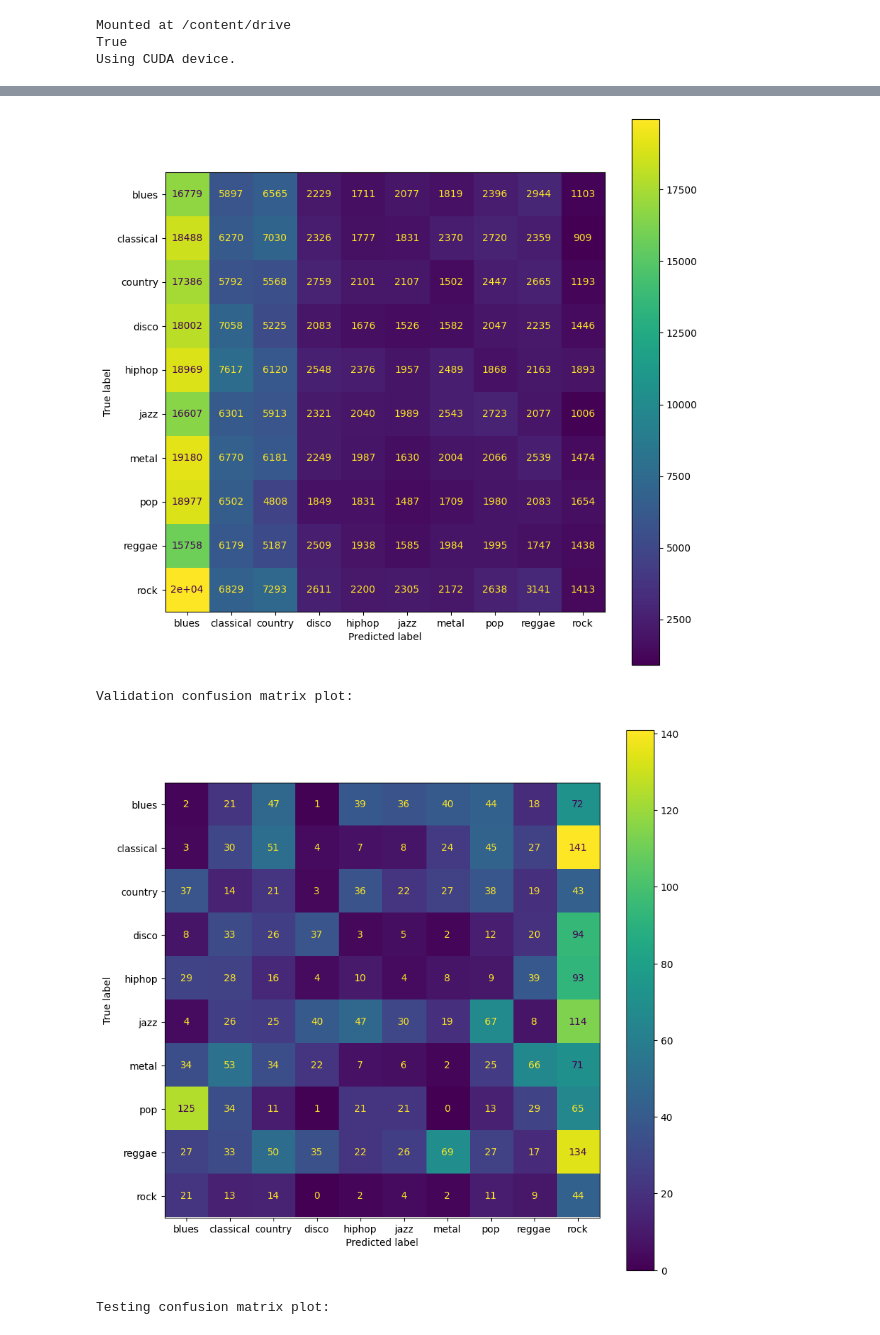
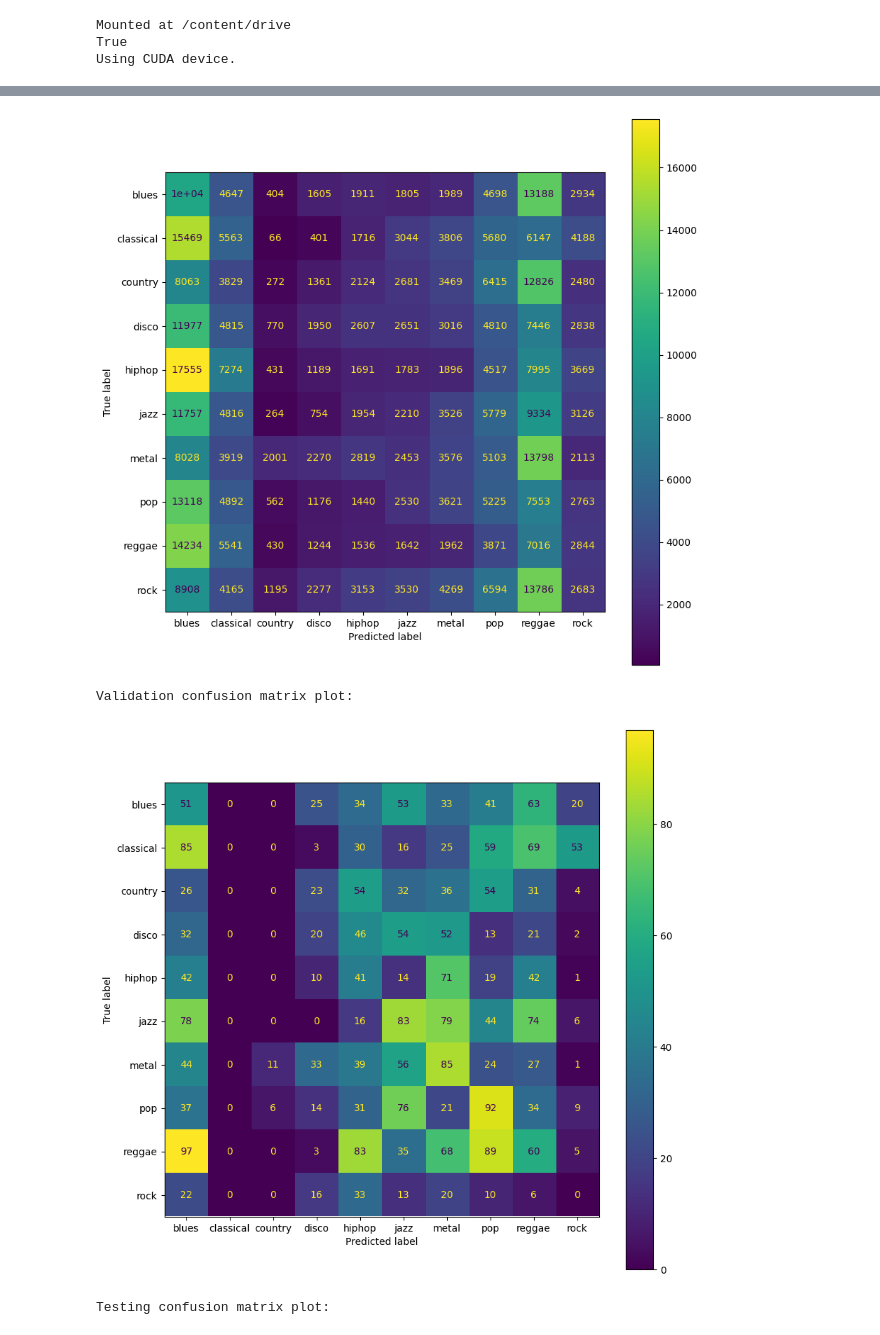
Before and after one commit to abhi4j/SpectrumTune, a Jupyter notebook: notebooks/TurningImagesIntoData.ipynb, the cells around one changed output, grey strips where cells are left out. Cells and saved outputs as stored; diff of their text form; code cells hidden in the pictures.

```diff
--- a/notebooks/TurningImagesIntoData.ipynb
+++ b/notebooks/TurningImagesIntoData.ipynb
@@ -396,7 +396,7 @@ class FirstModel(nn.Module):
 
 # Set learning rate and weight decay
 learningRateValue = 0.0001
-weightDecay = 1
+weightDecay = 10
 
 # Set up model and put it on device
 firstModel = FirstModel()
@@ -704,7 +704,7 @@ for training epoch number  6 , the loss is  73.68259109038652  and the accuracy
 
 
 Training confusion matrix plot:
-[figure, old version]
+[figure, new version]
 Validation confusion matrix plot:
-[figure, old version]
+[figure, new version]
 Testing confusion matrix plot:
```
Also changed, not shown: parts of 1 cell of this notebook.
